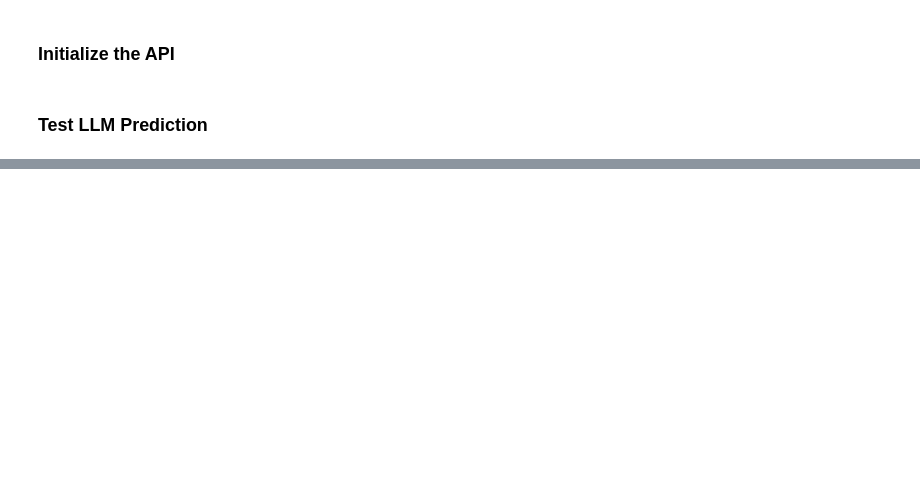
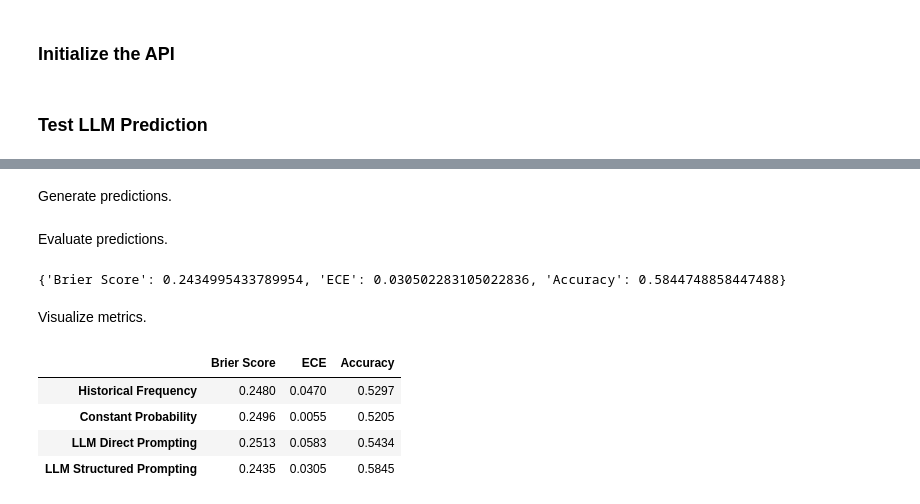
Before and after one commit to vyn-tech/nba-llm-calibration, a Jupyter notebook: notebooks/03_llm_experiments.ipynb, the cells around one changed output, grey strips where cells are left out. Saved outputs shown, nothing was run; the diff lists cells and outputs as text; code cells hidden in the pictures; blank space fills up the shorter version.

```diff
--- a/notebooks/03_llm_experiments.ipynb
+++ b/notebooks/03_llm_experiments.ipynb
@@ -113,9 +118,9 @@ results_dir = Path("../results")
 results_dir.mkdir(parents=True, exist_ok=True)
 
 
-def generate_llm_predictions(data, split_name):
+def generate_llm_predictions(data, split_name, method='direct'):
 
-    output_path = results_dir / f"direct_{split_name}.csv"
+    output_path = results_dir / f"{method}_{split_name}.csv"
 
     if output_path.exists():
         results_df = pd.read_csv(output_path)
@@ -131,7 +136,12 @@ def generate_llm_predictions(data, split_name):
         if i in completed:
             continue
 
-        prompt = create_direct_prompt(row)
+        if method == "direct":
+            prompt = create_direct_prompt(row)
+        elif method == "structured":
+            prompt = create_structured_prompt(row)
+        else:
+            raise ValueError(f"Unknown prompting method: {method}")
 
         for attempt in range(6):
 
@@ -369,0 +405,2 @@ test_results.to_csv(
+# %% [markdown]
+Generate predictions.
@@ -369,0 +419,31 @@ test_results.to_csv(
+# %% [markdown]
+Evaluate predictions.
+# %%
+structured_test_results = attach_predictions(
+    test_df,
+    structured_test
+)
+
+structured_metrics = evaluate_predictions(
+    structured_test_results,
+    "llm_probability"
+)
+
+print(structured_metrics)
+# %% [output]
+{'Brier Score': 0.2434995433789954, 'ECE': 0.030502283105022836, 'Accuracy': 0.5844748858447488}
+# %% [markdown]
+Visualize metrics.
+# %%
+comparison.loc["LLM Structured Prompting"] = evaluate_predictions(
+    structured_test_results,
+    "llm_probability"
+)
+
+display(comparison.round(4))
+# %% [output]
+|  | Brier Score | ECE | Accuracy |
+| Historical Frequency | 0.2480 | 0.0470 | 0.5297 |
+| Constant Probability | 0.2496 | 0.0055 | 0.5205 |
+| LLM Direct Prompting | 0.2513 | 0.0583 | 0.5434 |
+| LLM Structured Prompting | 0.2435 | 0.0305 | 0.5845 |
```
Also changed, not shown: parts of 21 cells of this notebook.
